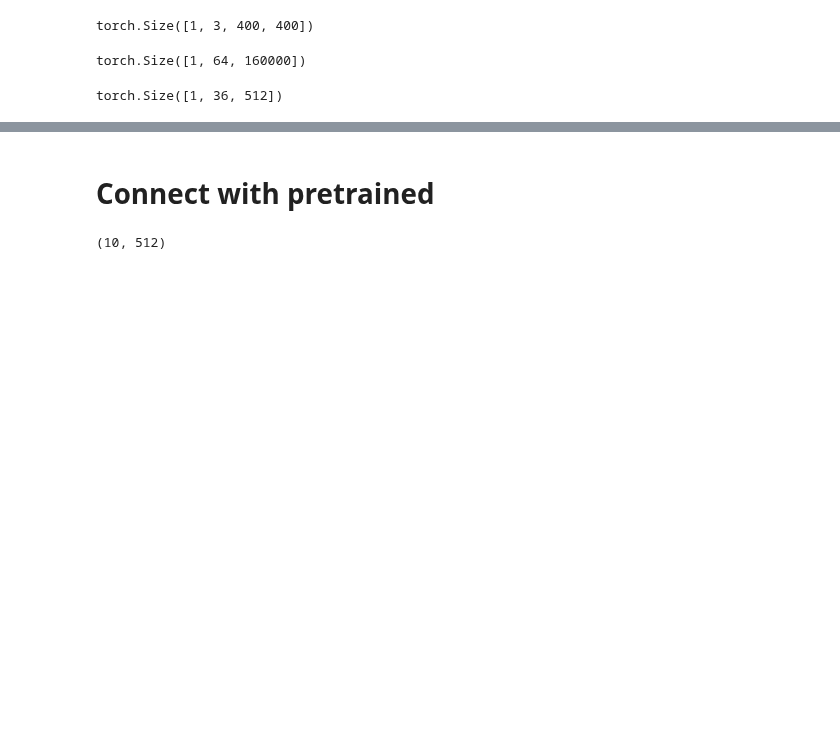
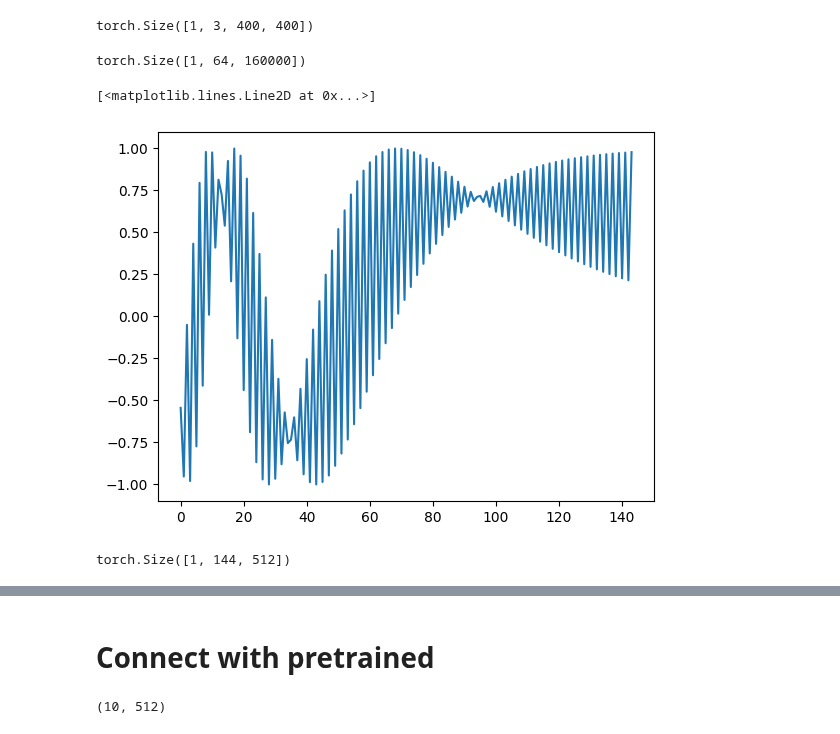
Before and after one commit to weathon/3d2smile, a Jupyter notebook: with_pretrained.ipynb, the cells around one changed output, grey strips where cells are left out. Drawn from its saved outputs; the diff is of its cells as text; code cells hidden in the pictures; blank space fills up the shorter version.

```diff
--- a/with_pretrained.ipynb
+++ b/with_pretrained.ipynb
@@ -109,16 +90,21 @@ Index(['cid', 'cmpdname', 'cmpdsynonym', 'mw', 'mf', 'polararea', 'complexity',
        'annotation'],
       dtype='object')
 # %%
-Ys = {}
-invalid_cids = []
-for i in cids.values:
-  try:
-    tmp = smiles_tokenlizer(csv[csv["cid"] == i]["canonicalsmiles"].values[0])
-    if not tmp == None:
-      Ys[i] = tmp
-    else:
-      smiles_tokenlizer.append(i)
+import pickle
+if not "Ys.pkl" in os.listdir("/content"):
+  Ys = {}
+  invalid_cids = []
+  for i in cids.values:
+    try:
+      tmp = smiles_tokenlizer(csv[csv["cid"] == i]["canonicalsmiles"].values[0])
+      if not tmp == None:
+        Ys[i] = tmp
+      else:
+        smiles_tokenlizer.append(i)
 
-  except:
-    invalid_cids.append(i)
+    except:
+      invalid_cids.append(i)
+else:
+  with open("Ys.pkl","rb") as f:
+    Ys = pickle.load(f)
 # %%
@@ -199,6 +183,20 @@ torch.flatten(t)
 torch.flatten(t, start_dim=2,end_dim=3).shape
 # %% [output]
 torch.Size([1, 64, 160000])
+# %%
+def positional_encoding(pos, i):
+  if i%2==0:
+    return np.sin(pos/1000**(2*i/512))
+  else:
+    return np.cos(pos/1000**(2*i/512))
+# %%
+tmp = []
+for i in range(144):
+  tmp.append(positional_encoding(10, i))
+pylab.plot(tmp)
+# %% [output]
+[<matplotlib.lines.Line2D at 0x...>]
+[figure, added]
 # %%
 class ImageEncoder(torch.nn.Module):
   def __init__(self, channels_list, heads, dropout, orginal_size):
@@ -240,13 +240,13 @@ class ImageEncoder(torch.nn.Module):
 # posem(torch.range(0, 36).unsqueeze(1))
 # %%
 NUM_HEADS = 8
-CHANNELS = [32, 64, 128, 256, 512]
-DROPOUT = 0.1
+CHANNELS = [64, 128, 256, 512]
+DROPOUT = 0.2
 inp_img = inp_img.to(device)
 encoder = ImageEncoder(CHANNELS, NUM_HEADS, DROPOUT, 400)
 encoder(inp_img).shape
 # %% [output]
-torch.Size([1, 36, 512])
+torch.Size([1, 144, 512])
 # %%
 sum(p.numel() for p in encoder.parameters())
 # %% [output]
```
Also changed, not shown: parts of 21 cells of this notebook.
